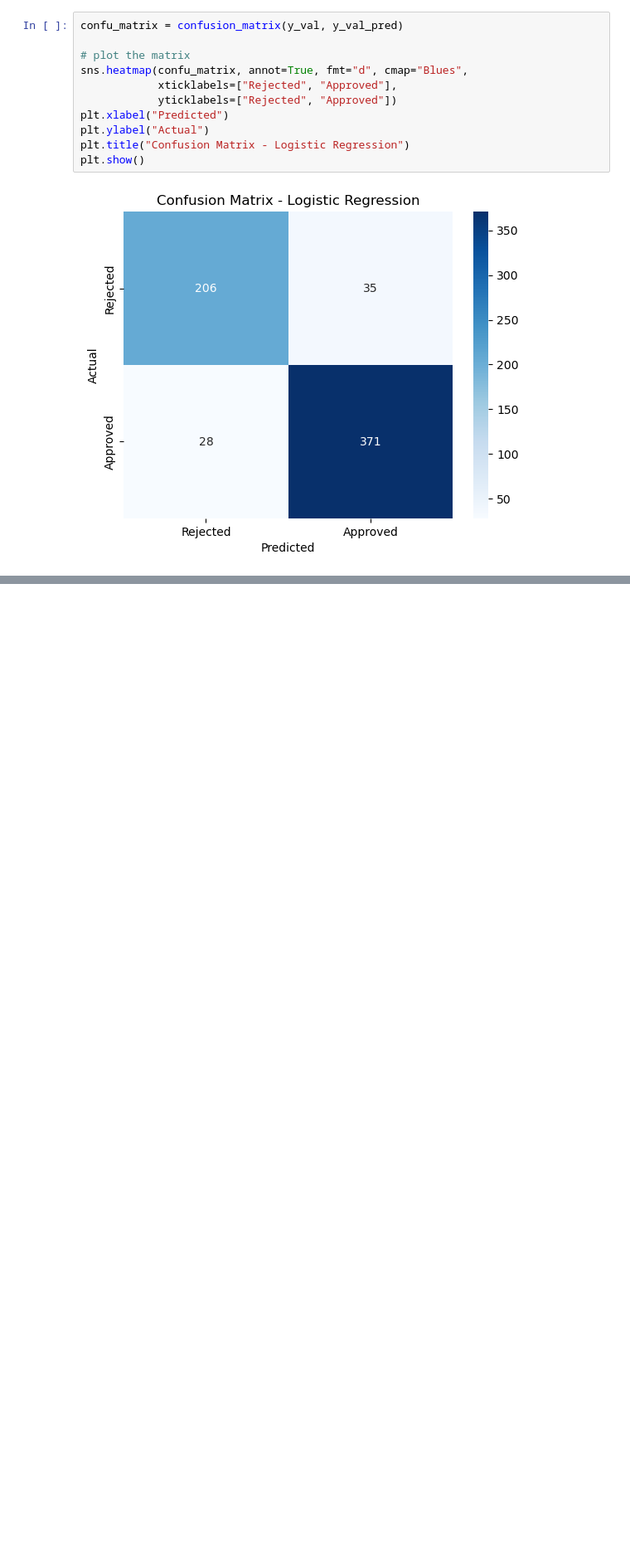
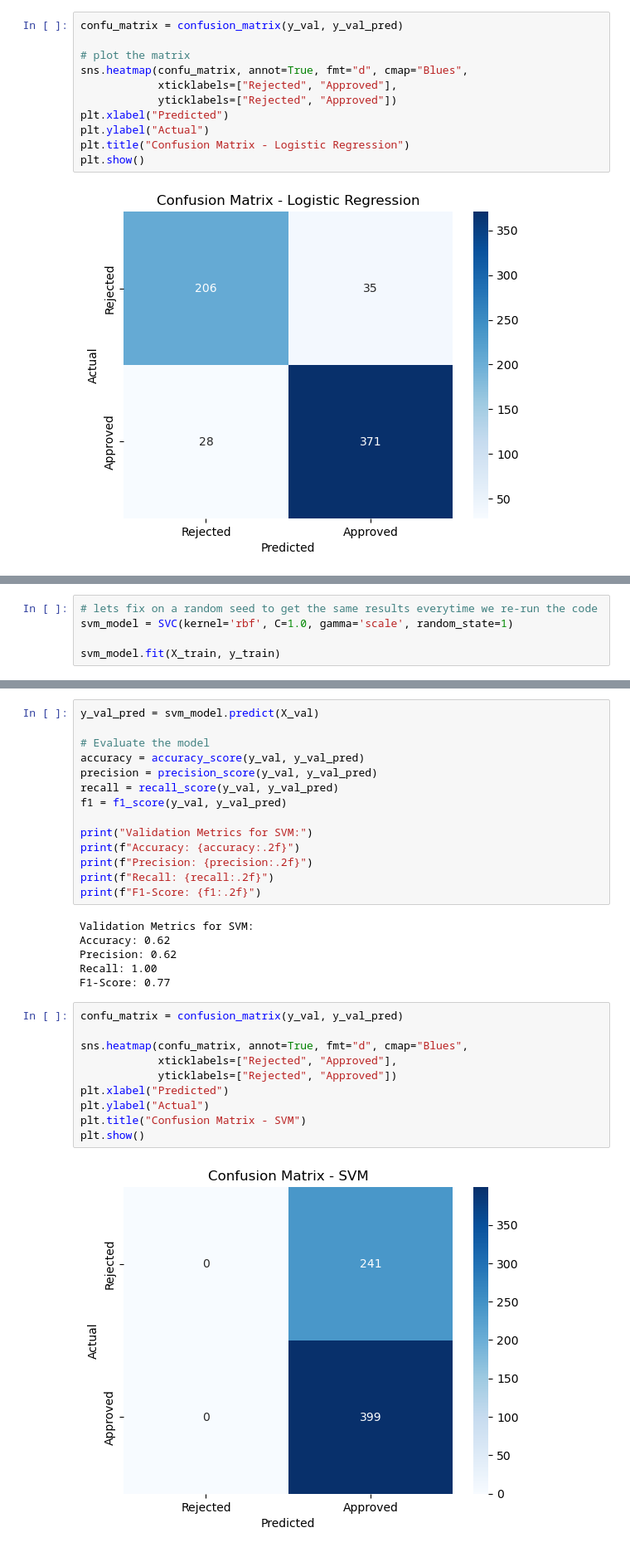
Before and after one commit to ivanivanmontes/ML-project, a Jupyter notebook: model_training.ipynb, the cells around one changed output, grey strips where cells are left out. Shown at 83% size. Cells and saved outputs as stored; diff of their text form; blank space fills up the shorter version.

Commit message:
run training / validation for both SVM and NN

```diff
--- a/model_training.ipynb
+++ b/model_training.ipynb
@@ -155,0 +157,5 @@ plt.show()
+# %%
+# lets fix on a random seed to get the same results everytime we re-run the code
+svm_model = SVC(kernel='rbf', C=1.0, gamma='scale', random_state=1)
+
+svm_model.fit(X_train, y_train)
@@ -155,0 +166,32 @@ plt.show()
+# %%
+y_val_pred = svm_model.predict(X_val)
+
+# Evaluate the model
+accuracy = accuracy_score(y_val, y_val_pred)
+precision = precision_score(y_val, y_val_pred)
+recall = recall_score(y_val, y_val_pred)
+f1 = f1_score(y_val, y_val_pred)
+
+print("Validation Metrics for SVM:")
+print(f"Accuracy: {accuracy:.2f}")
+print(f"Precision: {precision:.2f}")
+print(f"Recall: {recall:.2f}")
+print(f"F1-Score: {f1:.2f}")
+# %% [output]
+Validation Metrics for SVM:
+Accuracy: 0.62
+Precision: 0.62
+Recall: 1.00
+F1-Score: 0.77
+# %%
+confu_matrix = confusion_matrix(y_val, y_val_pred)
+
+sns.heatmap(confu_matrix, annot=True, fmt="d", cmap="Blues",
+            xticklabels=["Rejected", "Approved"],
+            yticklabels=["Rejected", "Approved"])
+plt.xlabel("Predicted")
+plt.ylabel("Actual")
+plt.title("Confusion Matrix - SVM")
+plt.show()
+# %% [output]
+[figure, added]
```
Also changed, not shown: parts of 12 cells of this notebook.
